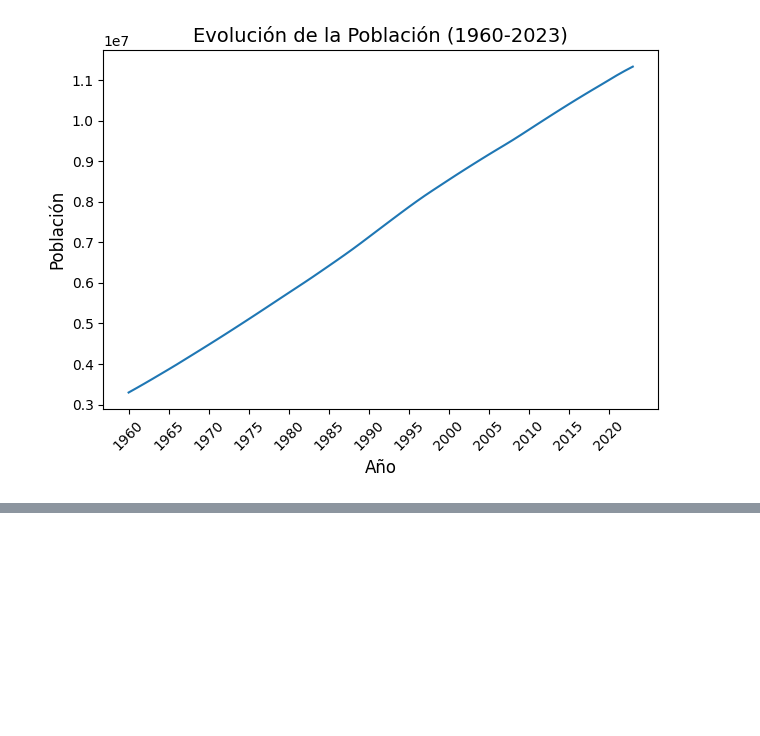
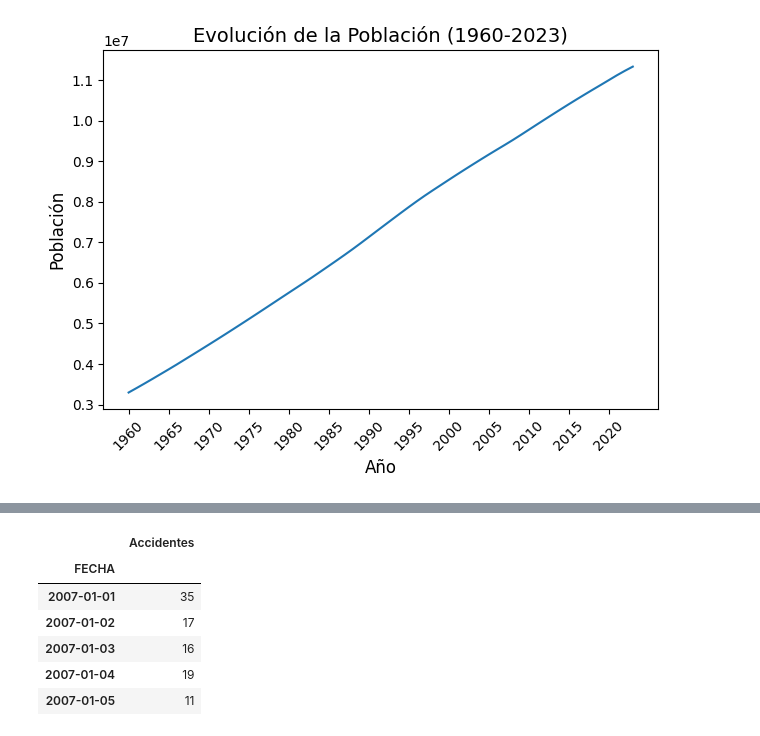
Before and after one commit to ngcarvajall/Accidentes_mortales_RD, a Jupyter notebook: Notebooks/Parque_vehicular.ipynb, the cells around one changed output, grey strips where cells are left out. Cells and saved outputs as stored; diff of their text form; code cells hidden in the pictures; blank space fills up the shorter version.

```diff
--- a/Notebooks/Parque_vehicular.ipynb
+++ b/Notebooks/Parque_vehicular.ipynb
@@ -1080,0 +1083,10 @@ plt.show()
+# %%
+df_accidentes_seriet.head()
+# %% [output]
+|  | Accidentes |
+| FECHA |  |
+| 2007-01-01 | 35 |
+| 2007-01-02 | 17 |
+| 2007-01-03 | 16 |
+| 2007-01-04 | 19 |
+| 2007-01-05 | 11 |
```
Also changed, not shown: parts of 16 cells of this notebook, 3 other files.
